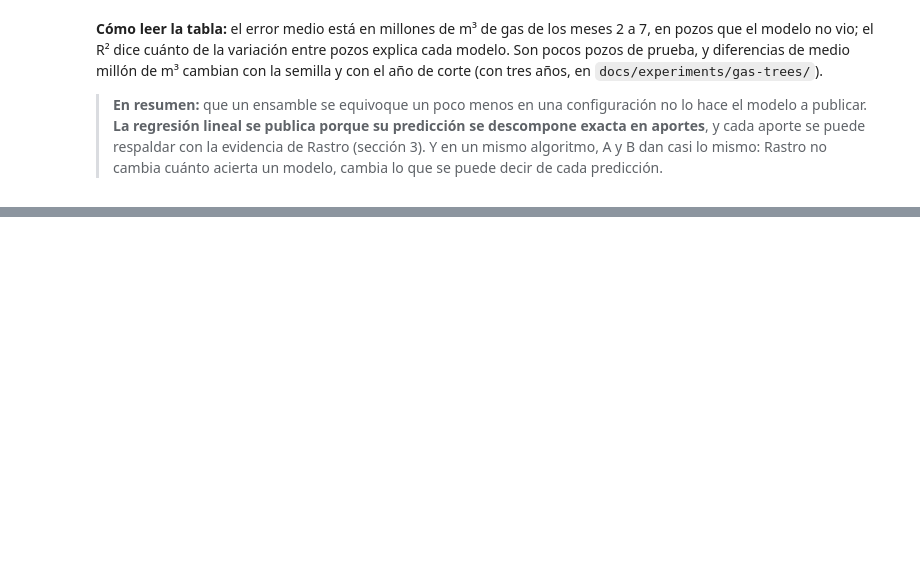
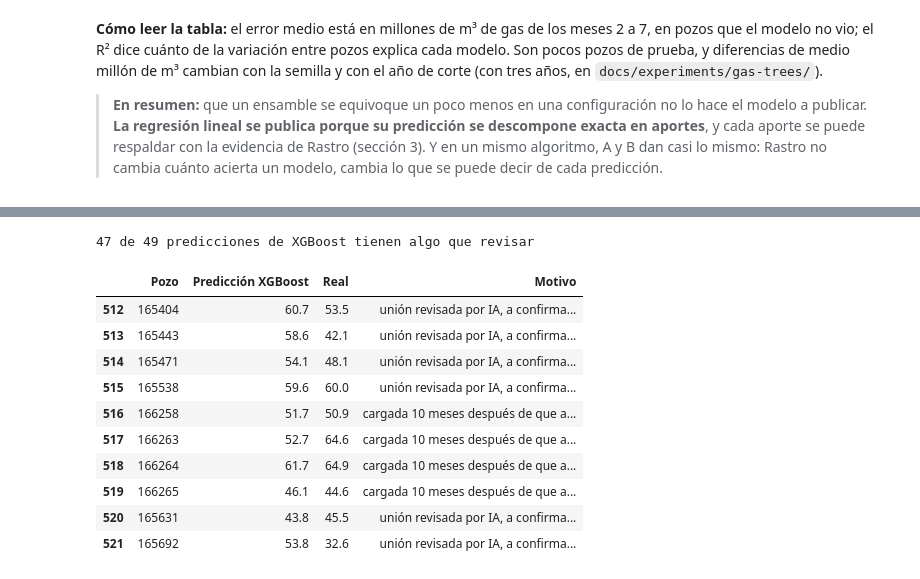
Before and after one commit to germanbraun/Rastro, a Jupyter notebook: lab/notebooks/rastro-lab.ipynb, the cells around one changed output, grey strips where cells are left out. Cells and saved outputs as stored; diff of their text form; code cells hidden in the pictures; blank space fills up the shorter version.

```diff
--- a/lab/notebooks/rastro-lab.ipynb
+++ b/lab/notebooks/rastro-lab.ipynb
@@ -441,0 +444,7 @@ uniones revisadas por IA esperan todavía la confirmación de una persona.
+# %%
+import xgboost
+
+xgb, x_xgb, pred_xgb = alternative.fit(B, "B", "xgb_direct", modelo.PRUEBA)
+de_prueba = (B.inicio >= modelo.PRUEBA).values
+print(f"XGBoost: error medio en los pozos de 2025 {np.abs(pred_xgb[de_prueba] - B.gas[de_prueba]).mean():.2f} "
+      f"millones de m³ (ridge: {r['B']['error']:.2f})")
@@ -441,0 +501,26 @@ uniones revisadas por IA esperan todavía la confirmación de una persona.
+# %%
+def motivos(f):
+    m = [modelo.marca(f.reglaNombre), modelo.marca(f.reglaSocio)]
+    tarde = modelo.meses_tarde(f)
+    m.append(modelo.texto("tarde_uno") if tarde == 1 else modelo.texto("tarde", n=tarde) if tarde else "")
+    return " · ".join(x for x in dict.fromkeys(m) if x)
+
+
+revisar = B[de_prueba].assign(**{"Predicción XGBoost": pred_xgb[de_prueba].astype(float), "Real": B.gas[de_prueba]})
+revisar["Motivo"] = revisar.apply(motivos, axis=1)
+revisar = revisar[revisar.Motivo != ""]
+print(f"{len(revisar)} de {de_prueba.sum()} predicciones de XGBoost tienen algo que revisar")
+revisar[["idpozo", "Predicción XGBoost", "Real", "Motivo"]].rename(columns={"idpozo": "Pozo"}).round(1).head(10)
+# %% [output]
+47 de 49 predicciones de XGBoost tienen algo que revisar
+|  | Pozo | Predicción XGBoost | Real | Motivo |
+| 512 | 165404 | 60.7 | 53.5 | unión revisada por IA, a confirma... |
+| 513 | 165443 | 58.6 | 42.1 | unión revisada por IA, a confirma... |
+| 514 | 165471 | 54.1 | 48.1 | unión revisada por IA, a confirma... |
+| 515 | 165538 | 59.6 | 60.0 | unión revisada por IA, a confirma... |
+| 516 | 166258 | 51.7 | 50.9 | cargada 10 meses después de que a... |
+| 517 | 166263 | 52.7 | 64.6 | cargada 10 meses después de que a... |
+| 518 | 166264 | 61.7 | 64.9 | cargada 10 meses después de que a... |
+| 519 | 166265 | 46.1 | 44.6 | cargada 10 meses después de que a... |
+| 520 | 165631 | 43.8 | 45.5 | unión revisada por IA, a confirma... |
+| 521 | 165692 | 53.8 | 32.6 | unión revisada por IA, a confirma... |
```
Also changed, not shown: parts of 15 cells of this notebook, 1 other file.
